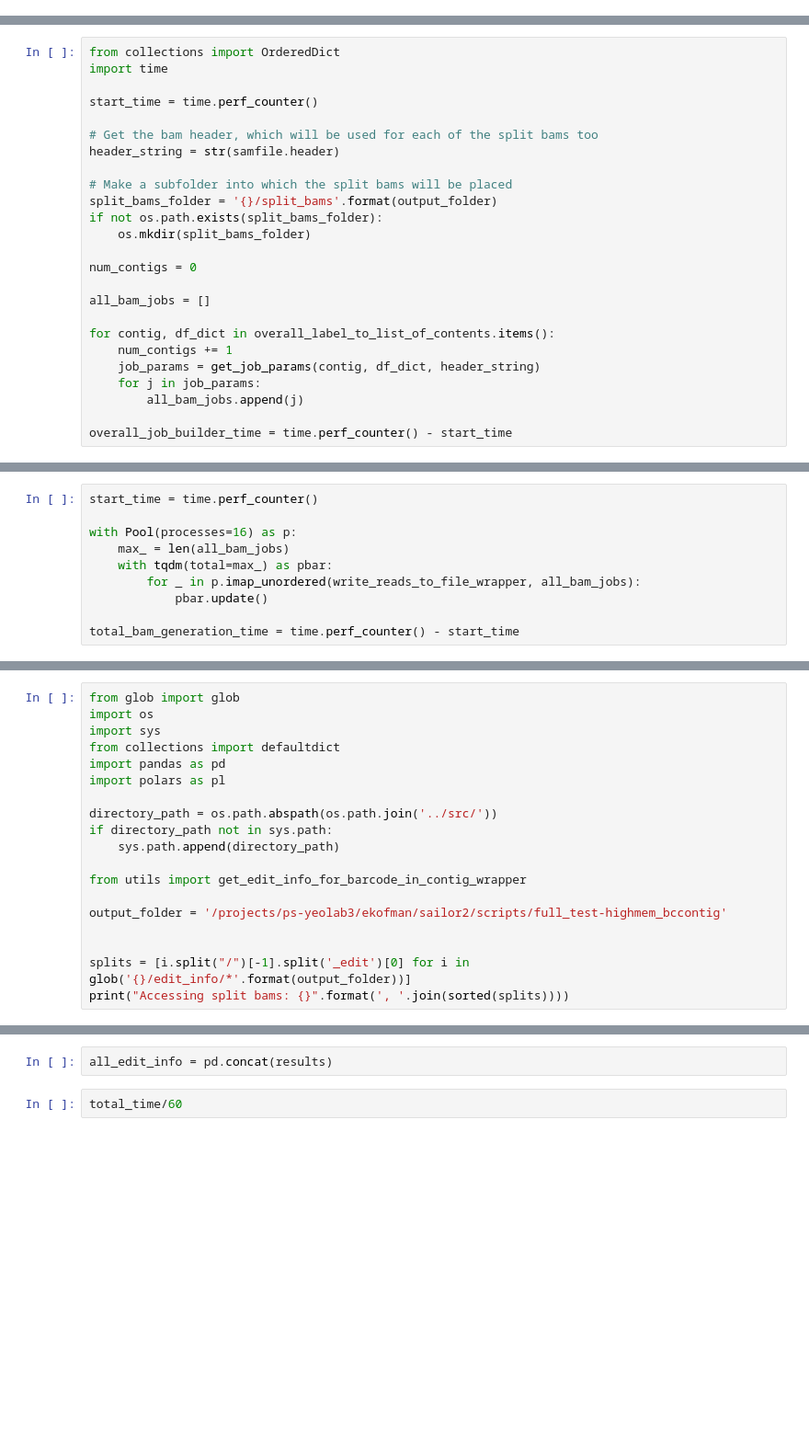
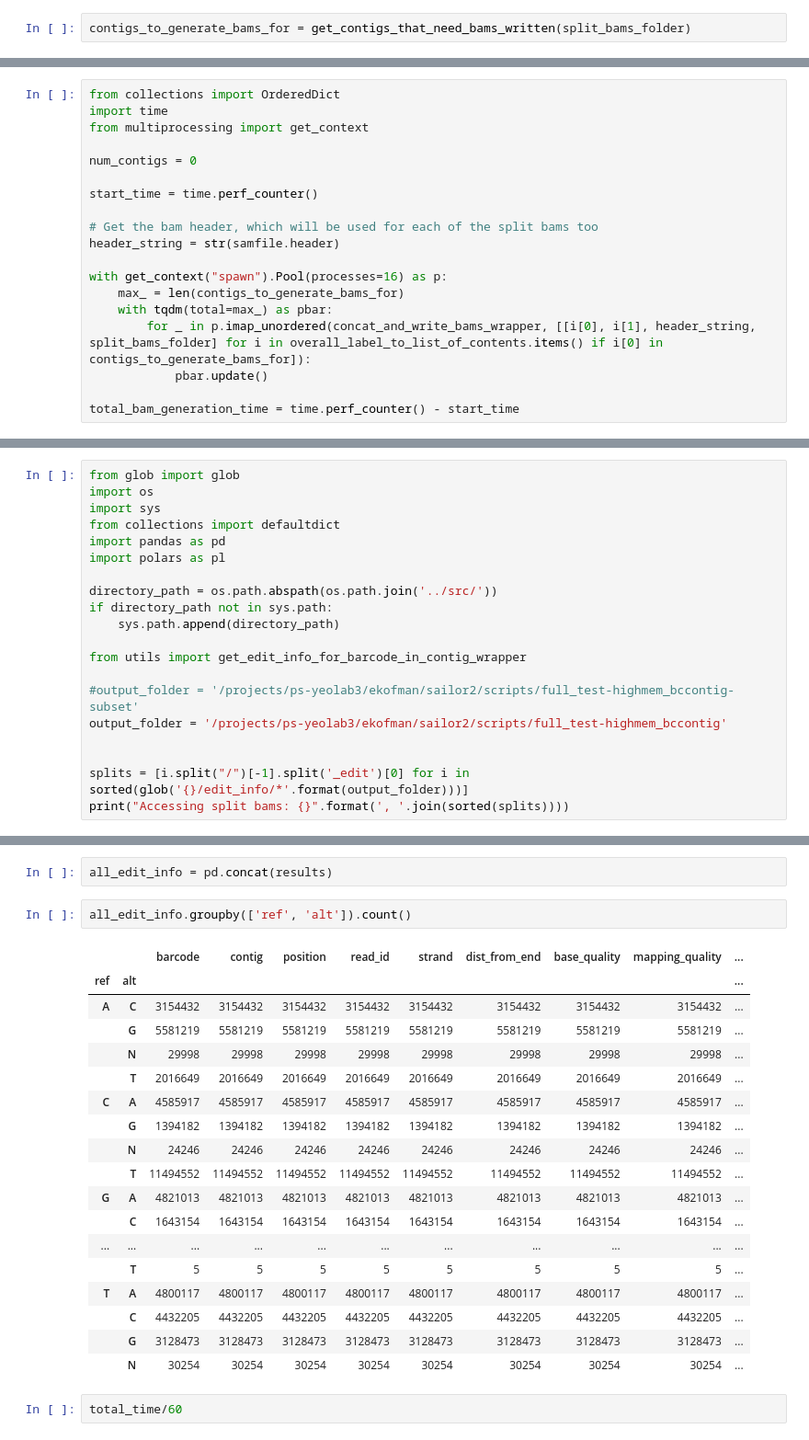
Before and after one commit to howardxu520/MARINE, a Jupyter notebook: scripts/check_against_pileup_all_cells-threaded-full-highmem-bccontig.ipynb, the cells around one changed output, grey strips where cells are left out. Shown at 92% size. Saved outputs shown, nothing was run; the diff lists cells and outputs as text; blank space fills up the shorter version.

Commit message:
Possible final version of notebook, using barcode-modified contigs

```diff
--- a/scripts/check_against_pileup_all_cells-threaded-full-highmem-bccontig.ipynb
+++ b/scripts/check_against_pileup_all_cells-threaded-full-highmem-bccontig.ipynb
@@ -295,0 +290,2 @@ Subcontig regions for an example contig (1):
+# %%
+contigs_to_generate_bams_for = get_contigs_that_need_bams_written(split_bams_folder)
@@ -343,25 +296,19 @@ def get_job_params(contig, df_dict, header_string):
 # %%
 from collections import OrderedDict
 import time
+from multiprocessing import get_context
+
+num_contigs = 0
 
 start_time = time.perf_counter()
 
 # Get the bam header, which will be used for each of the split bams too
 header_string = str(samfile.header)
 
-# Make a subfolder into which the split bams will be placed
-split_bams_folder = '{}/split_bams'.format(output_folder)
-if not os.path.exists(split_bams_folder):
-    os.mkdir(split_bams_folder)
+with get_context("spawn").Pool(processes=16) as p:
+    max_ = len(contigs_to_generate_bams_for)
+    with tqdm(total=max_) as pbar:
+        for _ in p.imap_unordered(concat_and_write_bams_wrapper, [[i[0], i[1], header_string, split_bams_folder] for i in overall_label_to_list_of_contents.items() if i[0] in contigs_to_generate_bams_for]):
+            pbar.update()
 
-num_contigs = 0
-
-all_bam_jobs = []
-
-for contig, df_dict in overall_label_to_list_of_contents.items():
-    num_contigs += 1
-    job_params = get_job_params(contig, df_dict, header_string)
-    for j in job_params:
-        all_bam_jobs.append(j)
-
-overall_job_builder_time = time.perf_counter() - start_time
+total_bam_generation_time = time.perf_counter() - start_time
@@ -472,10 +316,0 @@ def write_reads_to_file_wrapper(parameters):
-# %%
-start_time = time.perf_counter()
-
-with Pool(processes=16) as p:
-    max_ = len(all_bam_jobs)
-    with tqdm(total=max_) as pbar:
-        for _ in p.imap_unordered(write_reads_to_file_wrapper, all_bam_jobs):
-            pbar.update()
-
-total_bam_generation_time = time.perf_counter() - start_time
@@ -497,8 +330,9 @@ if directory_path not in sys.path:
 
 from utils import get_edit_info_for_barcode_in_contig_wrapper
 
+#output_folder = '/projects/ps-yeolab3/ekofman/sailor2/scripts/full_test-highmem_bccontig-subset'
 output_folder = '/projects/ps-yeolab3/ekofman/sailor2/scripts/full_test-highmem_bccontig'
 
 
-splits = [i.split("/")[-1].split('_edit')[0] for i in glob('{}/edit_info/*'.format(output_folder))]
+splits = [i.split("/")[-1].split('_edit')[0] for i in sorted(glob('{}/edit_info/*'.format(output_folder)))]
 print("Accessing split bams: {}".format(', '.join(sorted(splits))))
@@ -601,5 +526,26 @@ print(total_time)
 # %%
 all_edit_info = pd.concat(results)
+# %%
+all_edit_info.groupby(['ref', 'alt']).count()
+# %% [output]
+|  |  | barcode | contig | position | read_id | strand | dist_from_end | base_quality | mapping_quality | ... |
+| ref | alt |  |  |  |  |  |  |  |  | ... |
+| A | C | 3154432 | 3154432 | 3154432 | 3154432 | 3154432 | 3154432 | 3154432 | 3154432 | ... |
+|  | G | 5581219 | 5581219 | 5581219 | 5581219 | 5581219 | 5581219 | 5581219 | 5581219 | ... |
+|  | N | 29998 | 29998 | 29998 | 29998 | 29998 | 29998 | 29998 | 29998 | ... |
+|  | T | 2016649 | 2016649 | 2016649 | 2016649 | 2016649 | 2016649 | 2016649 | 2016649 | ... |
+| C | A | 4585917 | 4585917 | 4585917 | 4585917 | 4585917 | 4585917 | 4585917 | 4585917 | ... |
+|  | G | 1394182 | 1394182 | 1394182 | 1394182 | 1394182 | 1394182 | 1394182 | 1394182 | ... |
+|  | N | 24246 | 24246 | 24246 | 24246 | 24246 | 24246 | 24246 | 24246 | ... |
+|  | T | 11494552 | 11494552 | 11494552 | 11494552 | 11494552 | 11494552 | 11494552 | 11494552 | ... |
+| G | A | 4821013 | 4821013 | 4821013 | 4821013 | 4821013 | 4821013 | 4821013 | 4821013 | ... |
+|  | C | 1643154 | 1643154 | 1643154 | 1643154 | 1643154 | 1643154 | 1643154 | 1643154 | ... |
+| ... | ... | ... | ... | ... | ... | ... | ... | ... | ... | ... |
+|  | T | 5 | 5 | 5 | 5 | 5 | 5 | 5 | 5 | ... |
+| T | A | 4800117 | 4800117 | 4800117 | 4800117 | 4800117 | 4800117 | 4800117 | 4800117 | ... |
+|  | C | 4432205 | 4432205 | 4432205 | 4432205 | 4432205 | 4432205 | 4432205 | 4432205 | ... |
+|  | G | 3128473 | 3128473 | 3128473 | 3128473 | 3128473 | 3128473 | 3128473 | 3128473 | ... |
+|  | N | 30254 | 30254 | 30254 | 30254 | 30254 | 30254 | 30254 | 30254 | ... |
 # %%
 total_time/60
 # %%
```
Also changed, not shown: parts of 30 cells of this notebook.
